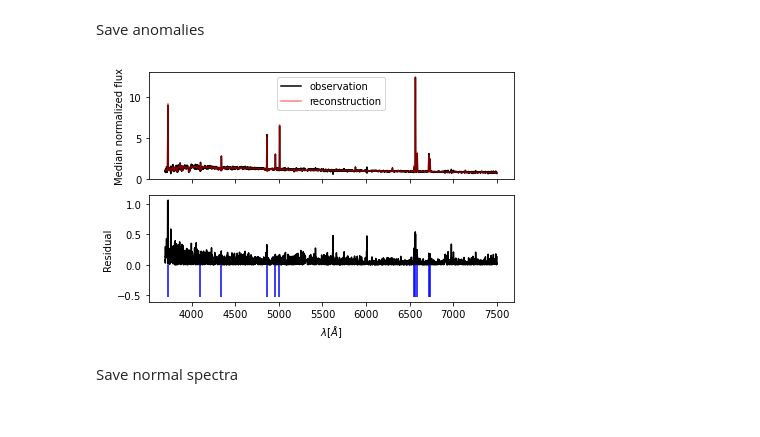
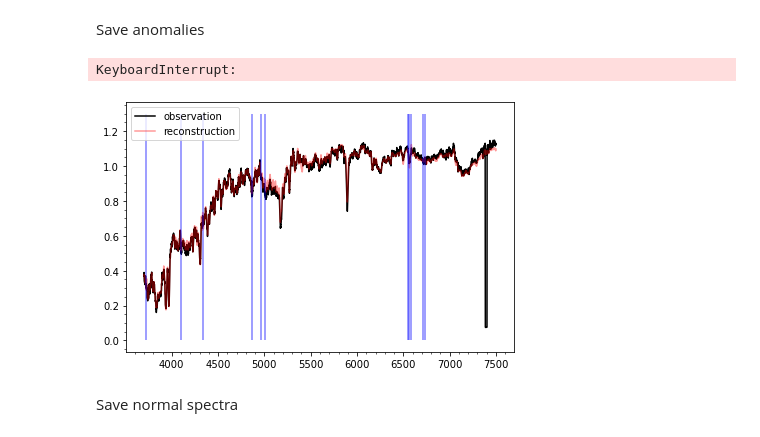
Before and after one commit to ed-ortizm/anomaly, a Jupyter notebook: anomalies/bin_03.ipynb, the cells around one changed output. Cells and saved outputs as stored; diff of their text form; code cells hidden in the pictures.

```diff
--- a/anomalies/bin_03.ipynb
+++ b/anomalies/bin_03.ipynb
@@ -93,7 +59,19 @@ scores_names = {
+# %%
+## Get sets of specobjids of anomalous spectra per score
+scores_names = [
+    "mse_noRel100",
+    "mse_filter_250kms_noRel100",
+    "mse_noRel97",
+    "mse_filter_250kms_noRel97",
+    "mse_rel100",
+    "mse_filter_250kms_rel100",
+    "mse_rel97",
+    "mse_filter_250kms_rel97",
+]
 # %%
 df_scores = {}
 
-for score_name in scores_names.keys():
+for score_name in scores_names:
 
     df_scores[score_name] = pd.read_csv(
         f"{scores_directory}/{score_name}/top_anomalies.csv.gz",
@@ -104,47 +110,51 @@ Save anomalies
 # %%
 image_format = "pdf"
 
 show_lines = True
-fig, axs = plot_residual()
+fig, ax = plt.subplots(tight_layout=True)
 
-for score in scores_names.keys():
-    save_to = f"/home/edgar/Downloads/score/{score}"
+for score in scores_names:
+
+    save_to = f"/home/edgar/Downloads/score/{score}/anomaly"
 
     if os.path.exists(save_to) is False:
         os.makedirs(save_to)
 
-    for rank in range(1, 501):
+    for rank in range(1, 1000):
 
         specobjid = df_scores[score].index[-rank]
         idx = specobjid_to_idx(specobjid, ids)
 
-        observation, reconstruction, residual = compare(idx)
-        for ax in axs:
-            ax.clear()
-        axs[0].set_ylabel("Median normalized flux")
-        axs[1].set_ylabel("Residual")
-        axs[1].set_xlabel("$\lambda [\AA]$")
+        observation, reconstruction, residual = compare(idx, spectra)
+        ax.clear()
 
-        axs[0].plot(wave, observation, c="black", label="observation")
-        axs[0].plot(
-            wave, reconstruction, c="red", label="reconstruction", alpha=0.5
+        # ax.set_ylabel("Median normalized flux")
+        ax.minorticks_on()
+
+        ax.plot(wave, observation, c="black", label="observation")
+
+        ax.plot(
+            wave, reconstruction,
+            c="red", label="reconstruction",
+            alpha=0.4
         )
-        axs[1].plot(wave, residual, c="black")
 
-        axs[0].legend()
+        ax.legend()
 
         if show_lines is True:
             for line in GALAXY_LINES:
-                axs[1].vlines(
+                ax.vlines(
                     GALAXY_LINES[line],
                     ymin=0,
-                    ymax=-residual.max() * 0.5,
+                    ymax=1.3*np.median(observation),
                     color="blue",
+                    alpha=0.5
                 )
 
-        fig.savefig(f"{save_to}/rank_{rank:03d}.{image_format}")
+        fig.savefig(f"{save_to}/{rank:04d}.{image_format}")
 # %% [output]
+KeyboardInterrupt:
-[figure, old version]
+[figure, new version]
 # %% [markdown]
 Save normal spectra
 # %%
```
Also changed, not shown: parts of 8 cells of this notebook, 2 other files.
